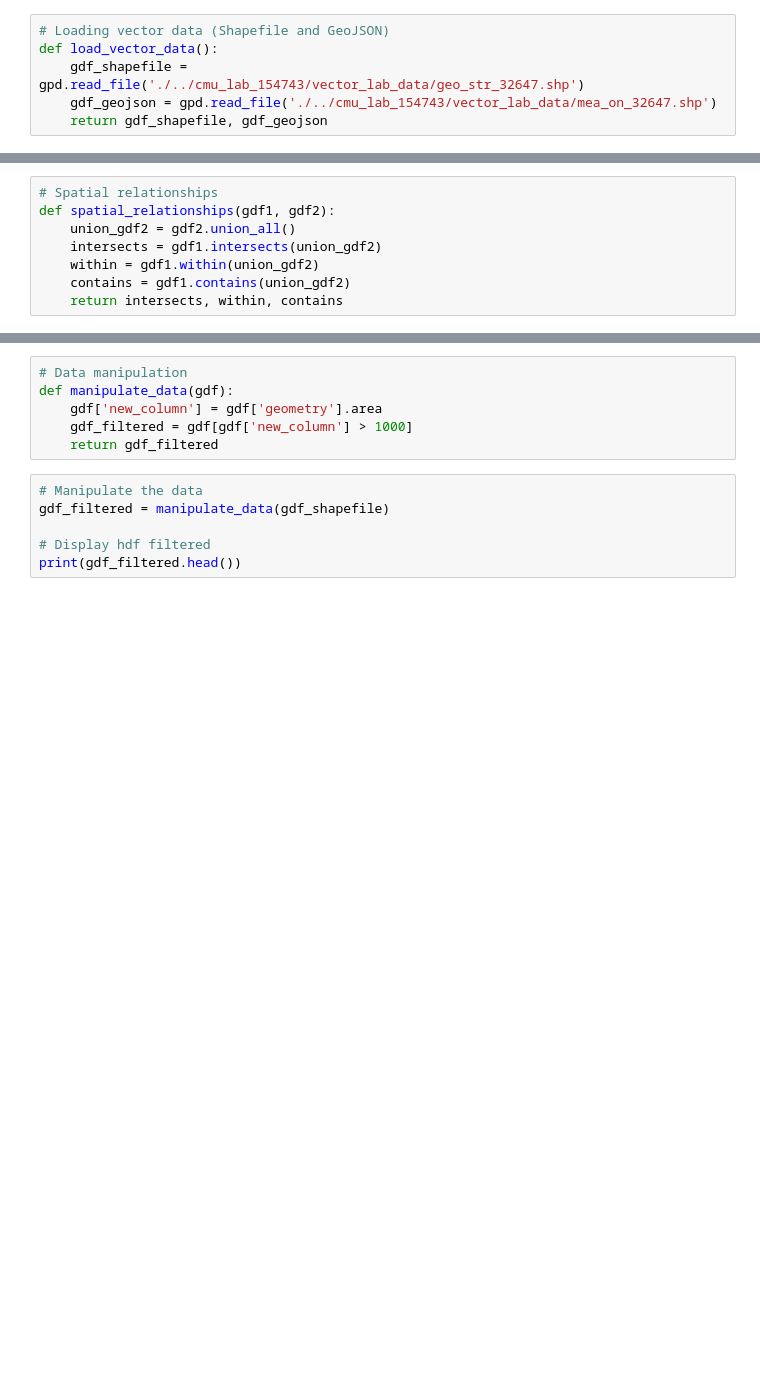
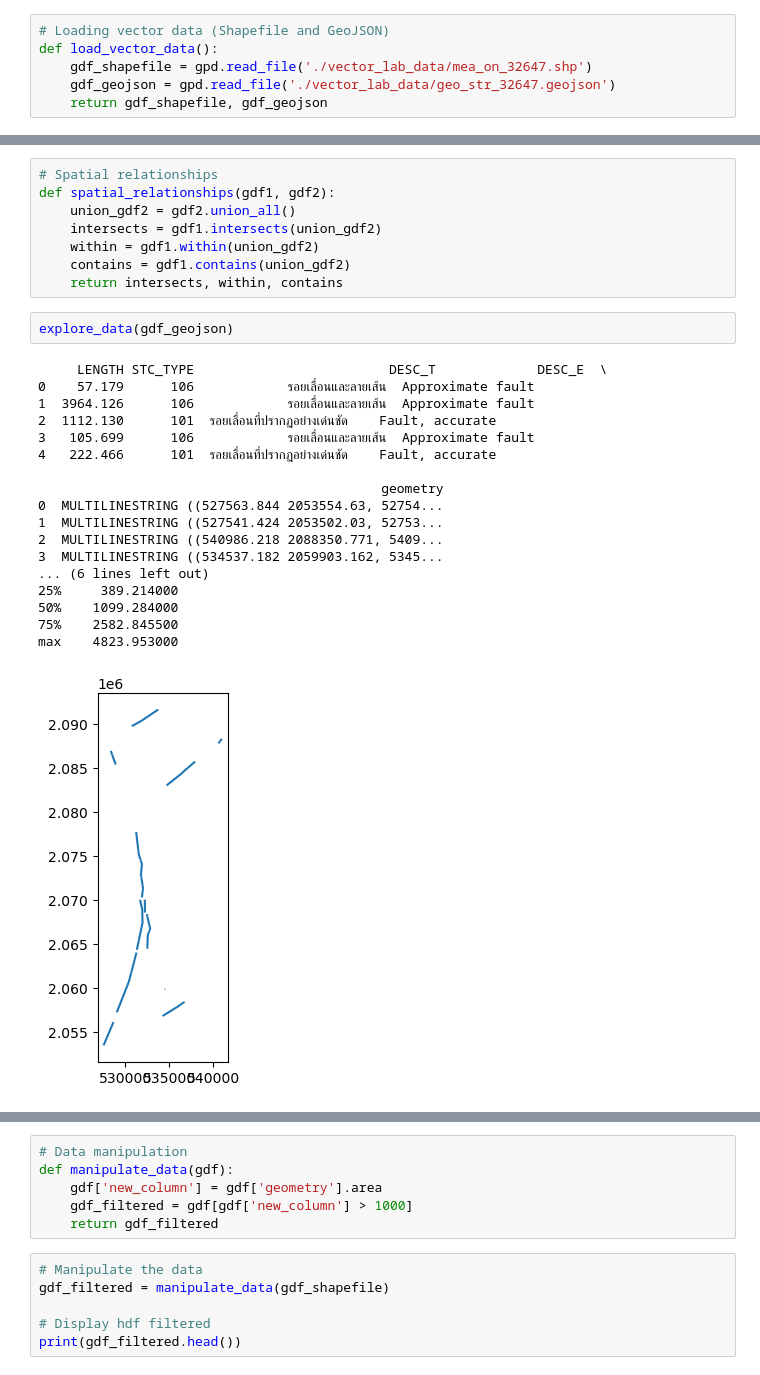
Before and after one commit to dookda/cmu_lab_154743, a Jupyter notebook: python_workshop/python_14_Vector_Data_Manipulation_and_Analysis.ipynb, the cells around one changed output, grey strips where cells are left out. Drawn from its saved outputs; the diff is of its cells as text; blank space fills up the shorter version.

```diff
--- a/python_workshop/python_14_Vector_Data_Manipulation_and_Analysis.ipynb
+++ b/python_workshop/python_14_Vector_Data_Manipulation_and_Analysis.ipynb
@@ -6,8 +6,8 @@ import matplotlib.pyplot as plt
 # %%
 # Loading vector data (Shapefile and GeoJSON)
 def load_vector_data():
-    gdf_shapefile = gpd.read_file('./../cmu_lab_154743/vector_lab_data/geo_str_32647.shp')
-    gdf_geojson = gpd.read_file('./../cmu_lab_154743/vector_lab_data/mea_on_32647.shp')
+    gdf_shapefile = gpd.read_file('./vector_lab_data/mea_on_32647.shp')
+    gdf_geojson = gpd.read_file('./vector_lab_data/geo_str_32647.geojson')
     return gdf_shapefile, gdf_geojson
 # %%
 # Load example data
@@ -54,5 +86,26 @@ def spatial_relationships(gdf1, gdf2):
     within = gdf1.within(union_gdf2)
     contains = gdf1.contains(union_gdf2)
     return intersects, within, contains
+# %%
+explore_data(gdf_geojson)
+# %% [output]
+     LENGTH STC_TYPE                         DESC_T             DESC_E  \
+0    57.179      106            รอยเลื่อนและลายเส้น  Approximate fault
+1  3964.126      106            รอยเลื่อนและลายเส้น  Approximate fault
+2  1112.130      101  รอยเลื่อนที่ปรากฏอย่างเด่นชัด    Fault, accurate
+3   105.699      106            รอยเลื่อนและลายเส้น  Approximate fault
+4   222.466      101  รอยเลื่อนที่ปรากฏอย่างเด่นชัด    Fault, accurate
+
+                                            geometry
+0  MULTILINESTRING ((527563.844 2053554.63, 52754...
+1  MULTILINESTRING ((527541.424 2053502.03, 52753...
+2  MULTILINESTRING ((540986.218 2088350.771, 5409...
+3  MULTILINESTRING ((534537.182 2059903.162, 5345...
+... (6 lines left out)
+25%     389.214000
+50%    1099.284000
+75%    2582.845500
+max    4823.953000
+[figure, added]
 # %%
 # Perform spatial relationships analysis
```
Also changed, not shown: parts of 9 cells of this notebook, 10 other files.
